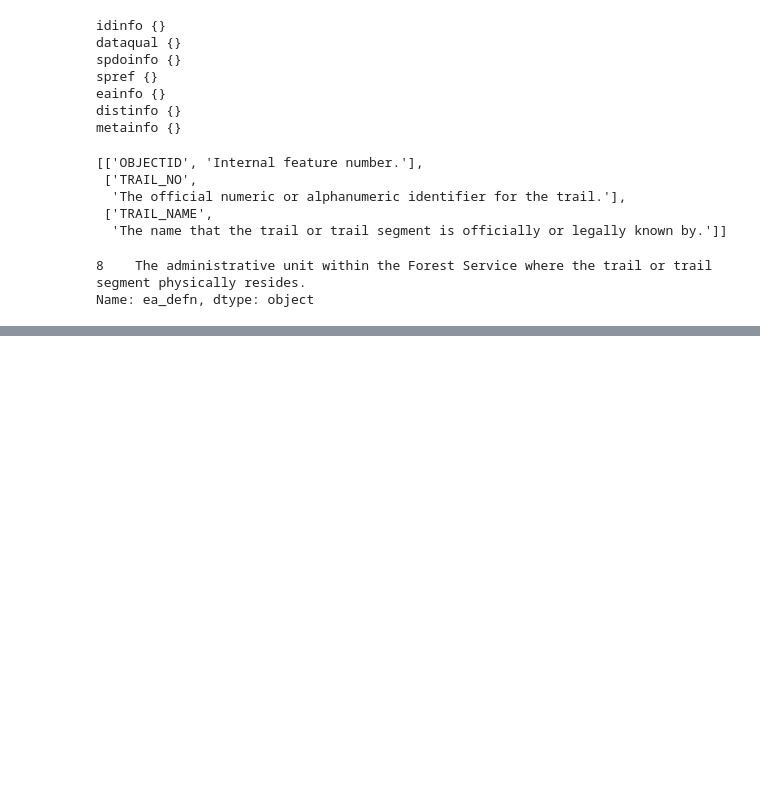
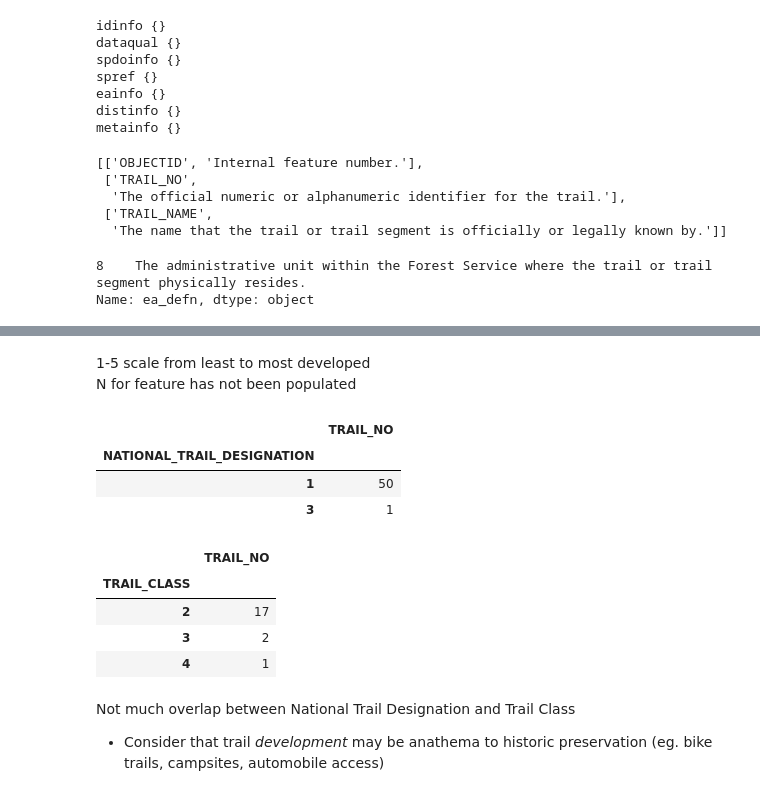
Before and after one commit to Ecboxer/Trails, a Jupyter notebook: Explore/SufficentData.ipynb, the cells around one changed output, grey strips where cells are left out. Cells and saved outputs as stored; diff of their text form; code cells hidden in the pictures; blank space fills up the shorter version.

Commit message:
Made comparison of Nation Trail Designation and Trail Class fefatures

```diff
--- a/Explore/SufficentData.ipynb
+++ b/Explore/SufficentData.ipynb
@@ -392,0 +422,21 @@ Name: ea_defn, dtype: object
+# %% [markdown]
+1-5 scale from least to most developed
+N for feature has not been populated
+# %%
+df[['TRAIL_NO']][df['TRAIL_CLASS'].fillna('N').isin(['4', '5'])].groupby(df['NATIONAL_TRAIL_DESIGNATION']).count()
+# %% [output]
+|  | TRAIL_NO |
+| NATIONAL_TRAIL_DESIGNATION |  |
+| 1 | 50 |
+| 3 | 1 |
+# %%
+df[['TRAIL_NO']][df['NATIONAL_TRAIL_DESIGNATION'].isin(['2', '3'])].groupby(by=df['TRAIL_CLASS']).count()
+# %% [output]
+|  | TRAIL_NO |
+| TRAIL_CLASS |  |
+| 2 | 17 |
+| 3 | 2 |
+| 4 | 1 |
+# %% [markdown]
+Not much overlap between National Trail Designation and Trail Class
+* Consider that trail _development_ may be anathema to historic preservation (eg. bike trails, campsites, automobile access)
```
Also changed, not shown: parts of 6 cells of this notebook.
